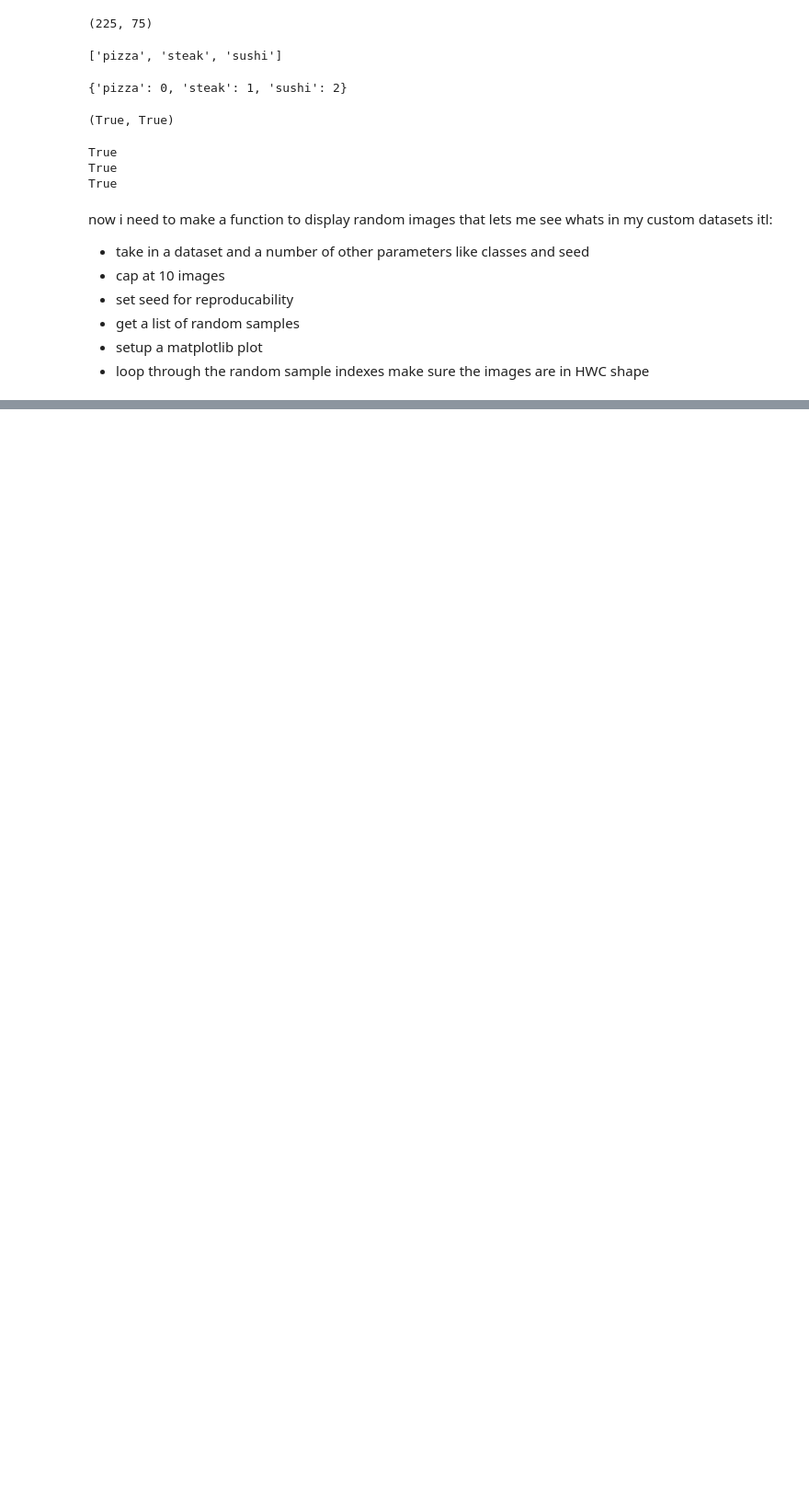
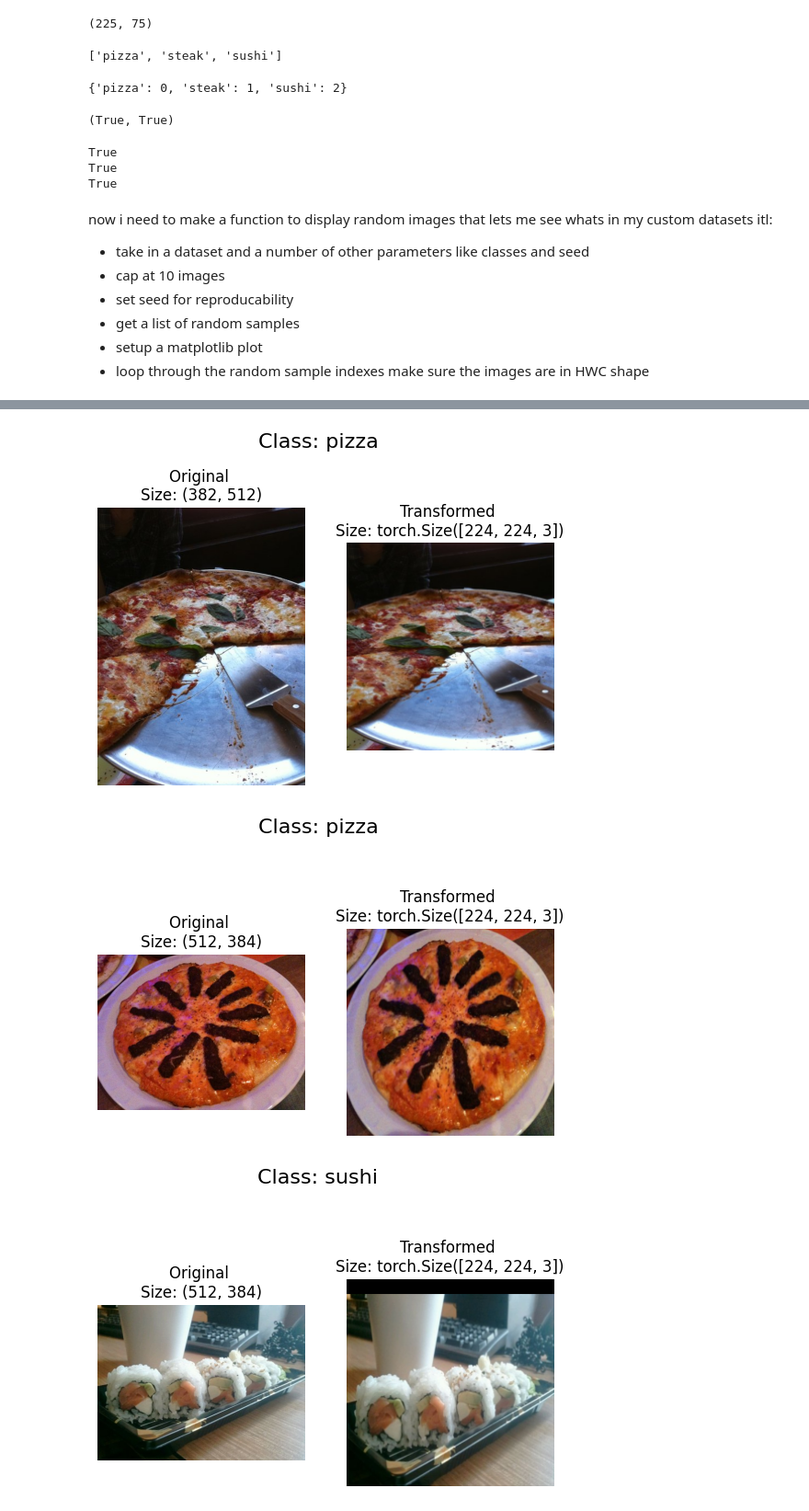
Before and after one commit to Toyolo/Study, a Jupyter notebook: torch_study_notebook_custom_dataset_learning.ipynb, the cells around one changed output, grey strips where cells are left out. Shown at 92% size. Drawn from its saved outputs; the diff is of its cells as text; code cells hidden in the pictures; blank space fills up the shorter version.

```diff
--- a/torch_study_notebook_custom_dataset_learning.ipynb
+++ b/torch_study_notebook_custom_dataset_learning.ipynb
@@ -527,0 +600,22 @@ make sure the images are in HWC shape
+# %%
+from torchvision import transforms
+
+train_transforms = transforms.Compose([
+    transforms.Resize((224,224)),
+    transforms.TrivialAugmentWide(num_magnitude_bins=31),
+    transforms.ToTensor()
+])
+
+test_transforms = transforms.Compose([
+    transforms.Resize((224,224)),
+    transforms.ToTensor()
+])
+# %%
+image_path_list = list(image_path.glob("*/*/*.jpg"))
+
+#plot random images
+plot_transformed_images(image_paths=image_path_list, transform=train_transforms, n=3, seed=None)
+# %% [output]
+[figure, added]
+[figure, added]
+[figure, added]
```
Also changed, not shown: parts of 12 cells of this notebook.
